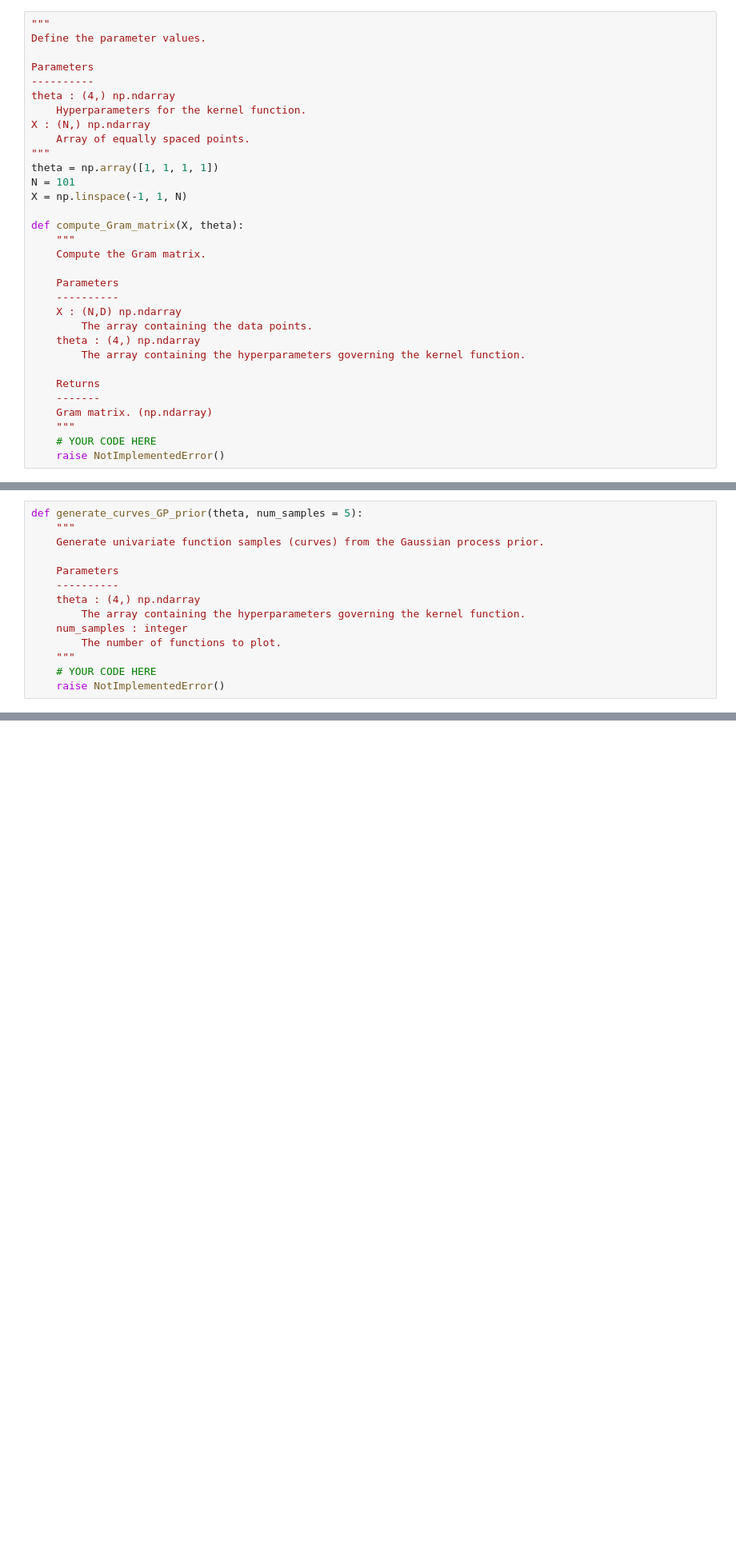
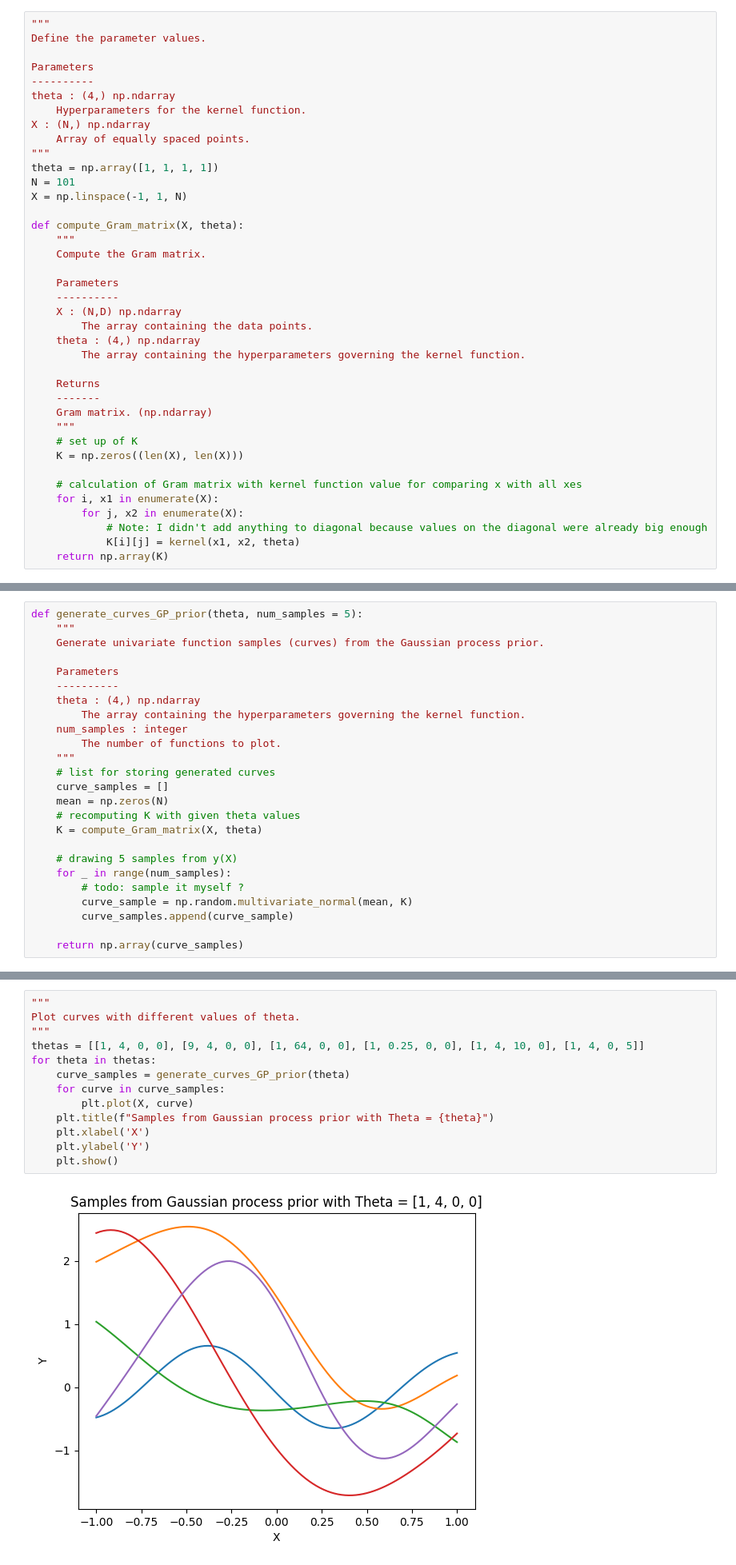
Before and after one commit to meraxion/SML24, a Jupyter notebook: SML24_as03/SML24_as03_2.ipynb, the cells around one changed output, grey strips where cells are left out. Shown at 80% size. Drawn from its saved outputs; the diff is of its cells as text; blank space fills up the shorter version.

Commit message:
final gaussian processes

```diff
--- a/SML24_as03/SML24_as03_2.ipynb
+++ b/SML24_as03/SML24_as03_2.ipynb
@@ -116,8 +124,15 @@ def compute_Gram_matrix(X, theta):
     -------
     Gram matrix. (np.ndarray)
     """
-    # YOUR CODE HERE
-    raise NotImplementedError()
+    # set up of K
+    K = np.zeros((len(X), len(X)))
+
+    # calculation of Gram matrix with kernel function value for comparing x with all xes
+    for i, x1 in enumerate(X):
+        for j, x2 in enumerate(X):
+            # Note: I didn't add anything to diagonal because values on the diagonal were already big enough
+            K[i][j] = kernel(x1, x2, theta)
+    return np.array(K)
 # %%
 """
 Tests for compute_Gram_matrix.
@@ -145,5 +160,16 @@ def generate_curves_GP_prior(theta, num_samples = 5):
     num_samples : integer
         The number of functions to plot.
     """
-    # YOUR CODE HERE
-    raise NotImplementedError()
+    # list for storing generated curves
+    curve_samples = []
+    mean = np.zeros(N)
+    # recomputing K with given theta values
+    K = compute_Gram_matrix(X, theta)
+
+    # drawing 5 samples from y(X)
+    for _ in range(num_samples):
+        # todo: sample it myself ?
+        curve_sample = np.random.multivariate_normal(mean, K)
+        curve_samples.append(curve_sample)
+
+    return np.array(curve_samples)
@@ -155,0 +176,15 @@ raise NotImplementedError()
+# %%
+"""
+Plot curves with different values of theta.
+"""
+thetas = [[1, 4, 0, 0], [9, 4, 0, 0], [1, 64, 0, 0], [1, 0.25, 0, 0], [1, 4, 10, 0], [1, 4, 0, 5]]
+for theta in thetas:
+    curve_samples = generate_curves_GP_prior(theta)
+    for curve in curve_samples:
+        plt.plot(X, curve)
+    plt.title(f"Samples from Gaussian process prior with Theta = {theta}")
+    plt.xlabel('X')
+    plt.ylabel('Y')
+    plt.show()
+# %% [output]
+[figure, added]
```
Also changed, not shown: parts of 24 cells of this notebook, 1 other file.
